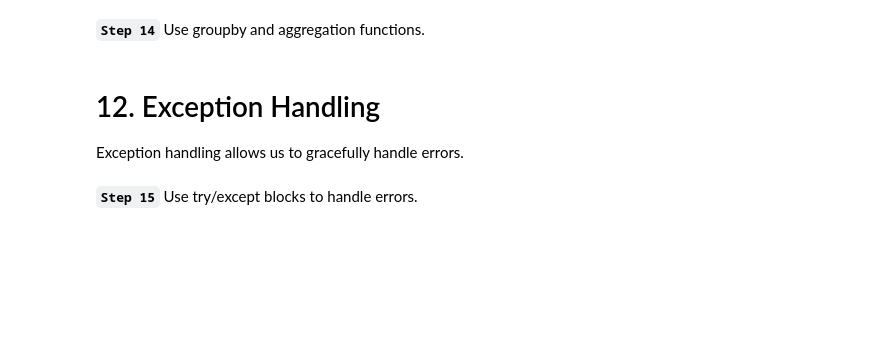
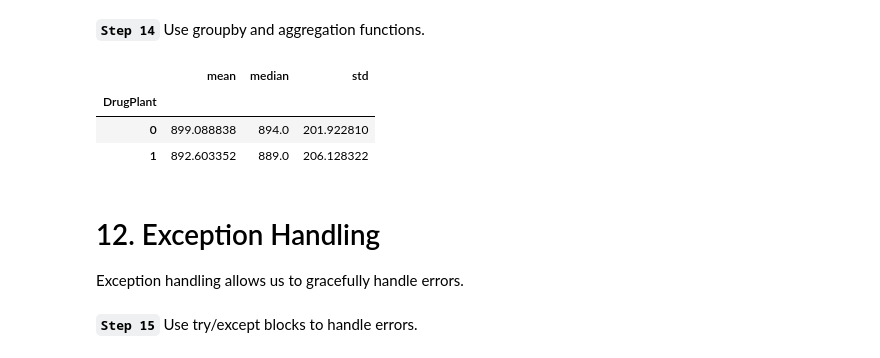
Before and after one commit to LeonardoDiCaterina/ML_deliverables_2026, a Jupyter notebook: Python_Refresher_students.ipynb, the cells around one changed output. Cells and saved outputs as stored; diff of their text form; code cells hidden in the pictures; blank space fills up the shorter version.

```diff
--- a/Python_Refresher_students.ipynb
+++ b/Python_Refresher_students.ipynb
@@ -193,11 +393,17 @@ __`Step 14`__ Use groupby and aggregation functions.
 # %%
 # Group by and calculate mean
 
-
+df.groupby('DrugPlant')['BD1'].mean()  # Output: Series with mean 'BD1' for each 'DrugPlant' category
 # Count occurrences
-
+df['DrugPlant'].value_counts()  # Output: Series with count of each unique value in 'DrugPlant' column
 
 # Multiple aggregations
+df.groupby('DrugPlant')['BD1'].agg(['mean', 'median', 'std'])  # Output: DataFrame with mean, median, and std of 'BD1' for each 'DrugPlant' category
+# %% [output]
+|  | mean | median | std |
+| DrugPlant |  |  |  |
+| 0 | 899.088838 | 894.0 | 201.922810 |
+| 1 | 892.603352 | 889.0 | 206.128322 |
 # %% [markdown]
 # 12. Exception Handling
 
```
Also changed, not shown: parts of 25 cells of this notebook.
